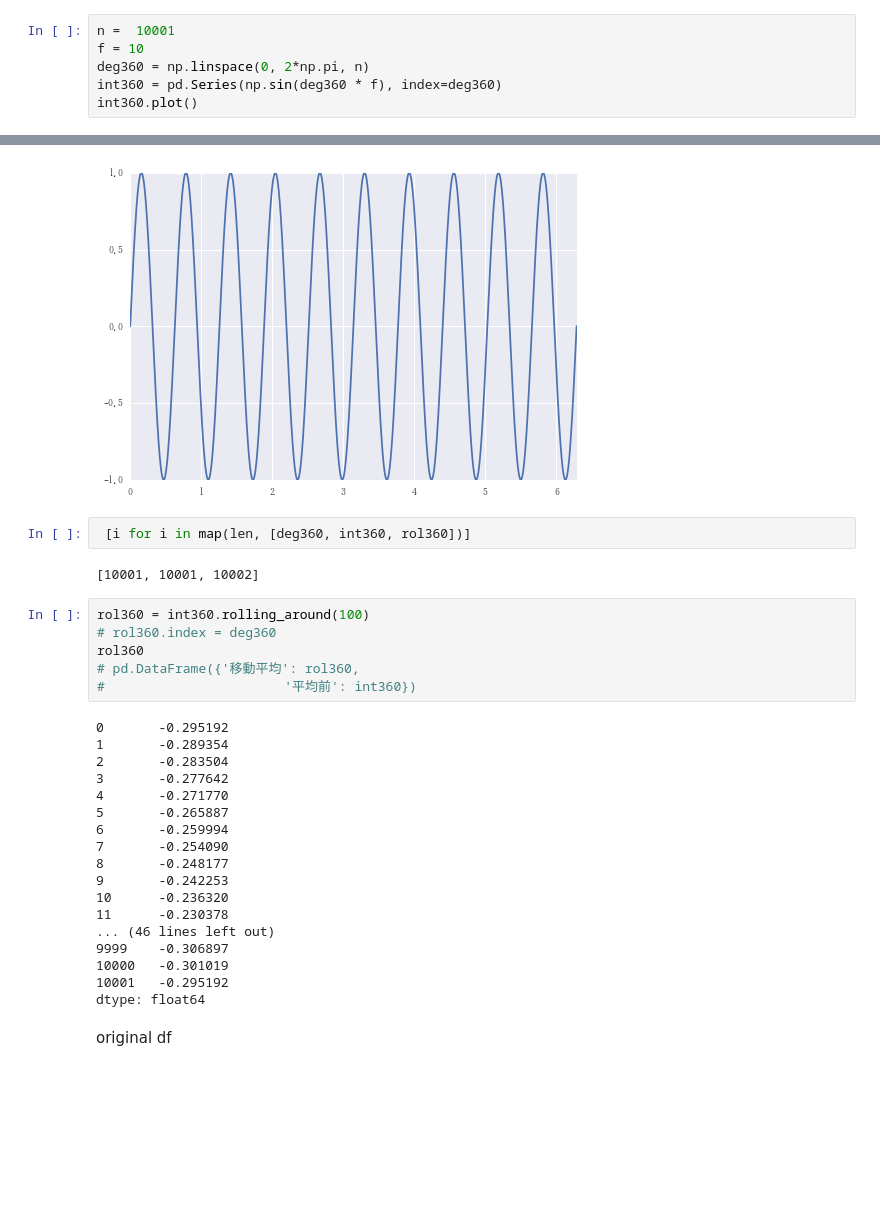
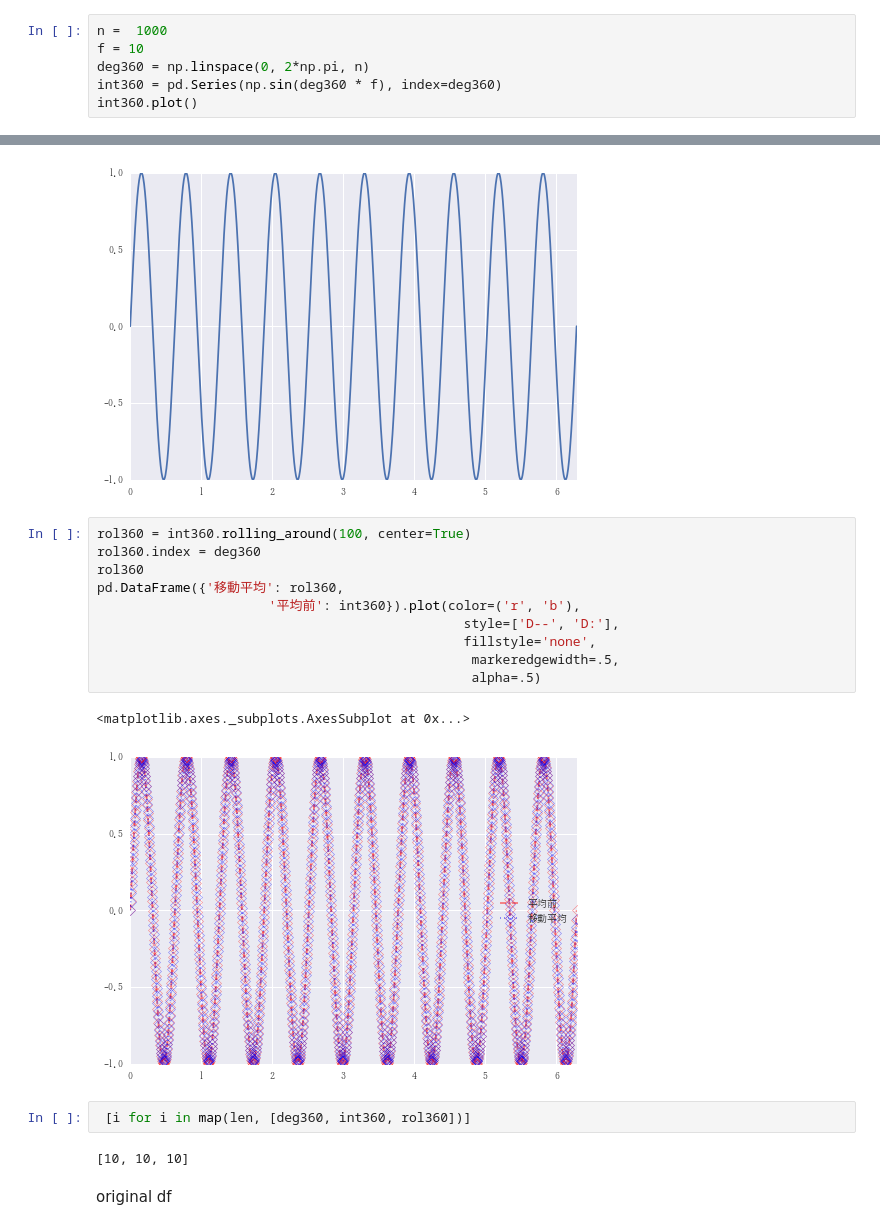
Before and after one commit to u1and0/pyfeko, a Jupyter notebook: SampleCode.ipynb, the cells around one changed output, grey strips where cells are left out. Cells and saved outputs as stored; diff of their text form; blank space fills up the shorter version.

```diff
--- a/SampleCode.ipynb
+++ b/SampleCode.ipynb
@@ -1,7 +1,7 @@
 # %%
 import pyfeko as pf
 # %%
-n =  10001
+n =  1000
 f = 10
 deg360 = np.linspace(0, 2*np.pi, n)
 int360 = pd.Series(np.sin(deg360 * f), index=deg360)
@@ -9,34 +9,23 @@ int360.plot()
 # %% [output]
 <matplotlib.axes._subplots.AxesSubplot at 0x...>
 [figure]
+# %%
+rol360 = int360.rolling_around(100, center=True)
+rol360.index = deg360
+rol360
+pd.DataFrame({'移動平均': rol360,
+		              '平均前': int360}).plot(color=('r', 'b'),
+                                               style=['D--', 'D:'],
+                                               fillstyle='none',
+                                   				markeredgewidth=.5,
+                                   				alpha=.5)
+# %% [output]
+<matplotlib.axes._subplots.AxesSubplot at 0x...>
+[figure, added]
 # %%
  [i for i in map(len, [deg360, int360, rol360])]
 # %% [output]
-[10001, 10001, 10002]
+[10, 10, 10]
-# %%
-rol360 = int360.rolling_around(100)
-# rol360.index = deg360
-rol360
-# pd.DataFrame({'移動平均': rol360,
-#             			'平均前': int360})
-# %% [output]
-0       -0.295192
-1       -0.289354
-2       -0.283504
-3       -0.277642
-4       -0.271770
-5       -0.265887
-6       -0.259994
-7       -0.254090
-8       -0.248177
-9       -0.242253
-10      -0.236320
-11      -0.230378
-... (46 lines left out)
-9999    -0.306897
-10000   -0.301019
-10001   -0.295192
-dtype: float64
 # %% [markdown]
 original df
 # %%
```
Also changed, not shown: parts of 1 cell of this notebook, 5 other files.
